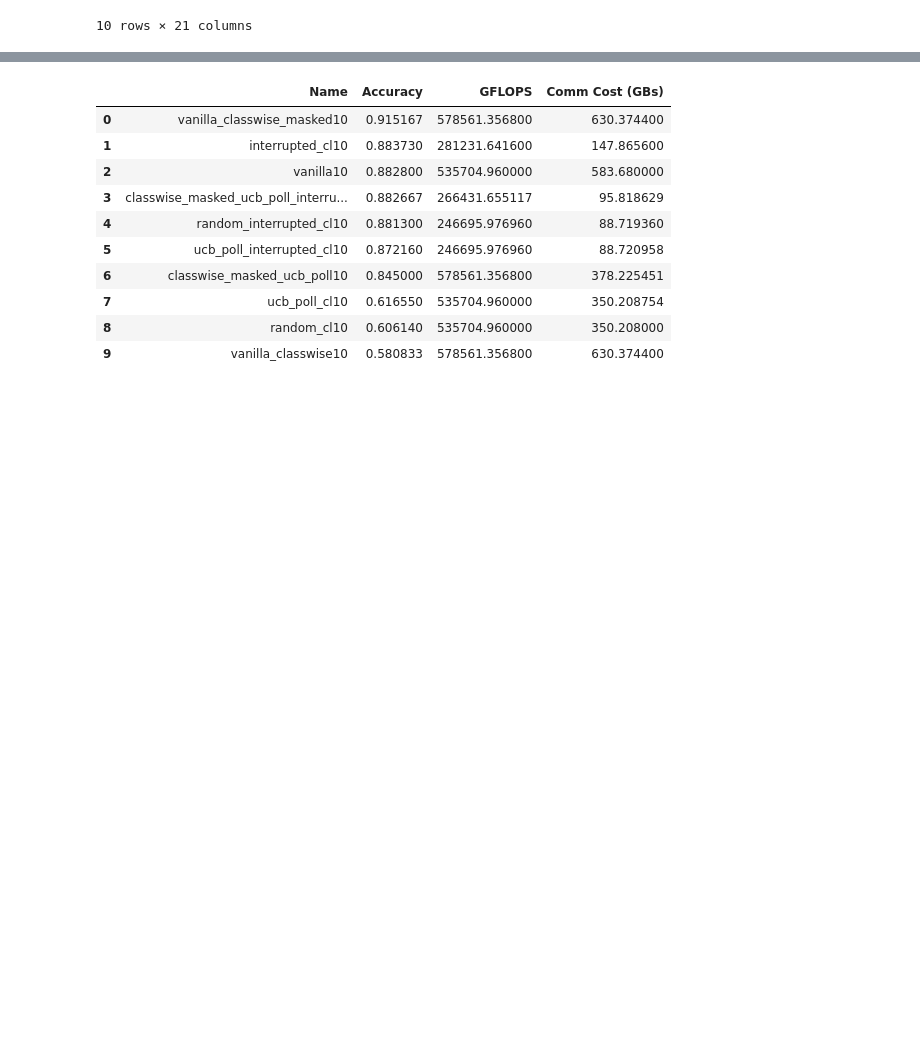
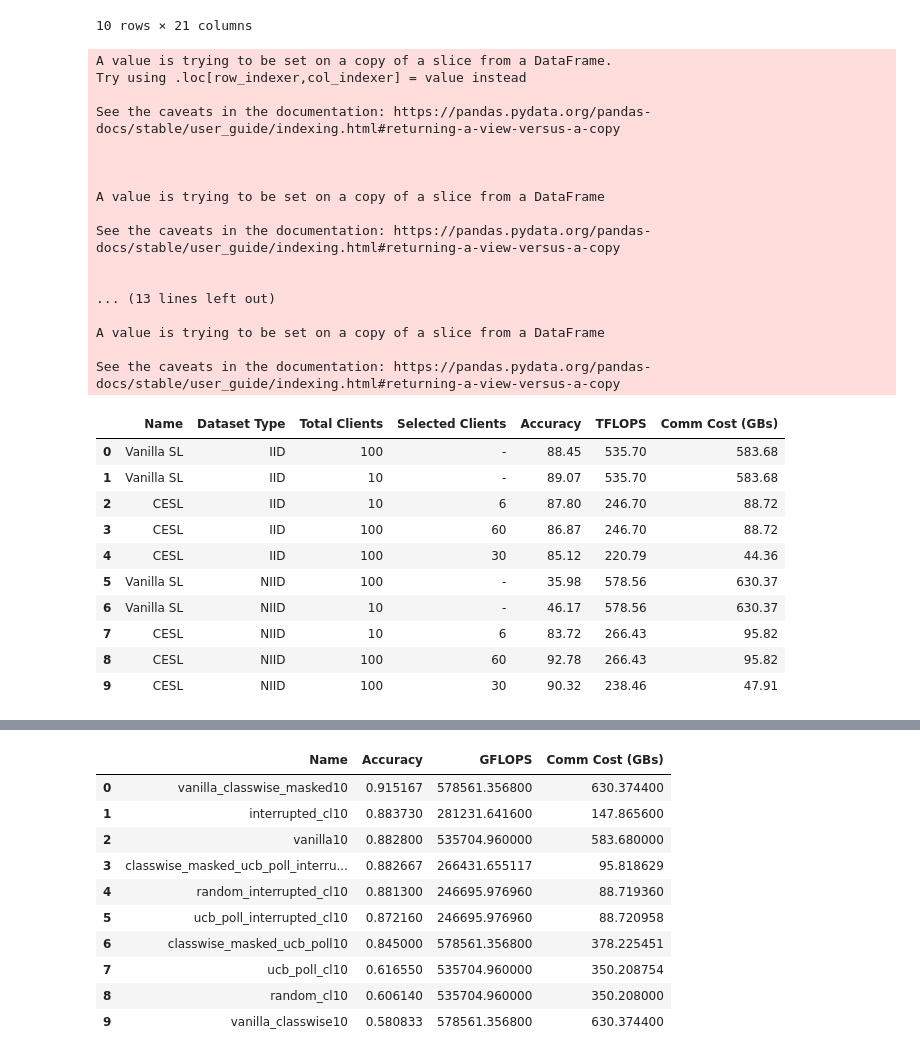
Before and after one commit to ayushchopra96/distributed-ml-research, a Jupyter notebook: split_nn_ucb/plots.ipynb, the cells around one changed output, grey strips where cells are left out. Drawn from its saved outputs; the diff is of its cells as text; code cells hidden in the pictures; blank space fills up the shorter version.

```diff
--- a/split_nn_ucb/plots.ipynb
+++ b/split_nn_ucb/plots.ipynb
@@ -68,3 +68,75 @@ df
 | 8 | 6/10 IID All | [0.11388000000000001, 0.11452, 0.... | [0.012559999999999738, 0.02512000... | [1299283200000, 2598566400000, 38... | True | 10 | 6 | ... |
 | 9 | 100/100 IID Vanilla | [0.47929799999999995, 0.685527000... | [3891.2000000002226, 7782.4000000... | [3571366400000, 7142732800000, 10... | True | 100 | 6 | ... |
 10 rows × 21 columns
+# %%
+df_new = pd.DataFrame()
+df_new['Name'] = df['Experiment Name']
+
+dataset_type = []
+for i in range(len(df_new)):
+    is_niid = df_new["Name"][i].find("NIID") != -1
+    dataset_type.append("NIID" if is_niid else "IID")
+df_new["Dataset Type"] = dataset_type
+
+df_new['Total Clients'] = df['num_clients']
+df_new['Selected Clients'] = df['k']
+df_new['Accuracy'] = df['Method Accuracy'].apply(lambda x: max(eval(x)) * 100).round(2)
+df_new['TFLOPS'] = df['Method Flops'].apply(lambda x: max(eval(x)) * 1e-12).round(2)
+df_new['Comm Cost (GBs)'] = df['Method Comm Cost'].apply(lambda x: max(eval(x)) * 1e-3).round(2)
+df_new.sort_values('Selected Clients', ascending=True, inplace=True)
+df_new.reset_index(drop=True, inplace=True)
+
+j = list(df_new.columns).index("Selected Clients")
+k = list(df_new.columns).index("Name")
+for i in range(len(df_new)):
+    if df_new["Name"][i].find("Vanilla") > -1:
+        df_new.iloc[i, j] = "-"
+        df_new.iloc[i, k] = "Vanilla SL"
+    else:
+        df_new.iloc[i, k] = "CESL"
+
+
+t1 = df_new.loc[df_new['Dataset Type'] == "IID"]
+t1['id'] = t1['Name'] + t1['Total Clients'].apply(str) + t1['Selected Clients'].apply(str)
+t1.sort_values("id", ascending=False, inplace=True)
+t1.drop(columns="id", inplace=True)
+
+t2 = df_new.loc[df_new['Dataset Type'] != "IID"]
+t2['id'] = t2['Name'] + t2['Total Clients'].apply(str) + t2['Selected Clients'].apply(str)
+t2.sort_values("id", ascending=False, inplace=True)
+t2.drop(columns="id", inplace=True)
+
+df_new = pd.concat([t1, t2], axis=0)
+df_new.reset_index(drop=True, inplace=True)
+
+
+df_new
+# %% [output]
+A value is trying to be set on a copy of a slice from a DataFrame.
+Try using .loc[row_indexer,col_indexer] = value instead
+
+See the caveats in the documentation: https://pandas.pydata.org/pandas-docs/stable/user_guide/indexing.html#returning-a-view-versus-a-copy
+
+
+
+A value is trying to be set on a copy of a slice from a DataFrame
+
+See the caveats in the documentation: https://pandas.pydata.org/pandas-docs/stable/user_guide/indexing.html#returning-a-view-versus-a-copy
+
+
+... (13 lines left out)
+
+A value is trying to be set on a copy of a slice from a DataFrame
+
+See the caveats in the documentation: https://pandas.pydata.org/pandas-docs/stable/user_guide/indexing.html#returning-a-view-versus-a-copy
+|  | Name | Dataset Type | Total Clients | Selected Clients | Accuracy | TFLOPS | Comm Cost (GBs) |
+| 0 | Vanilla SL | IID | 100 | - | 88.45 | 535.70 | 583.68 |
+| 1 | Vanilla SL | IID | 10 | - | 89.07 | 535.70 | 583.68 |
+| 2 | CESL | IID | 10 | 6 | 87.80 | 246.70 | 88.72 |
+| 3 | CESL | IID | 100 | 60 | 86.87 | 246.70 | 88.72 |
+| 4 | CESL | IID | 100 | 30 | 85.12 | 220.79 | 44.36 |
+| 5 | Vanilla SL | NIID | 100 | - | 35.98 | 578.56 | 630.37 |
+| 6 | Vanilla SL | NIID | 10 | - | 46.17 | 578.56 | 630.37 |
+| 7 | CESL | NIID | 10 | 6 | 83.72 | 266.43 | 95.82 |
+| 8 | CESL | NIID | 100 | 60 | 92.78 | 266.43 | 95.82 |
+| 9 | CESL | NIID | 100 | 30 | 90.32 | 238.46 | 47.91 |
```
Also changed, not shown: parts of 2 cells of this notebook, 22 other files.
